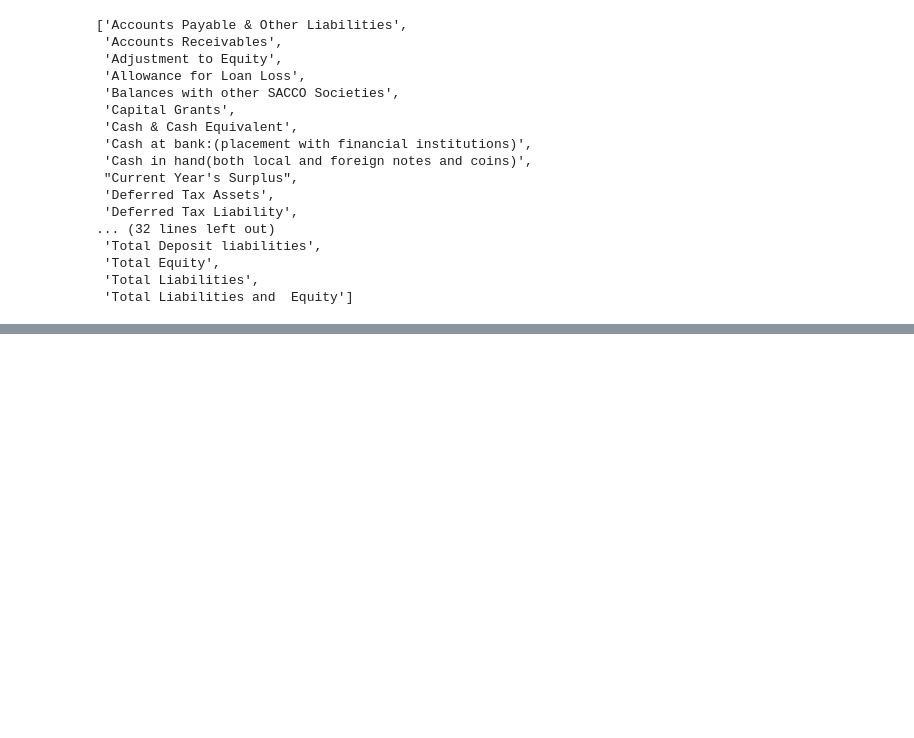
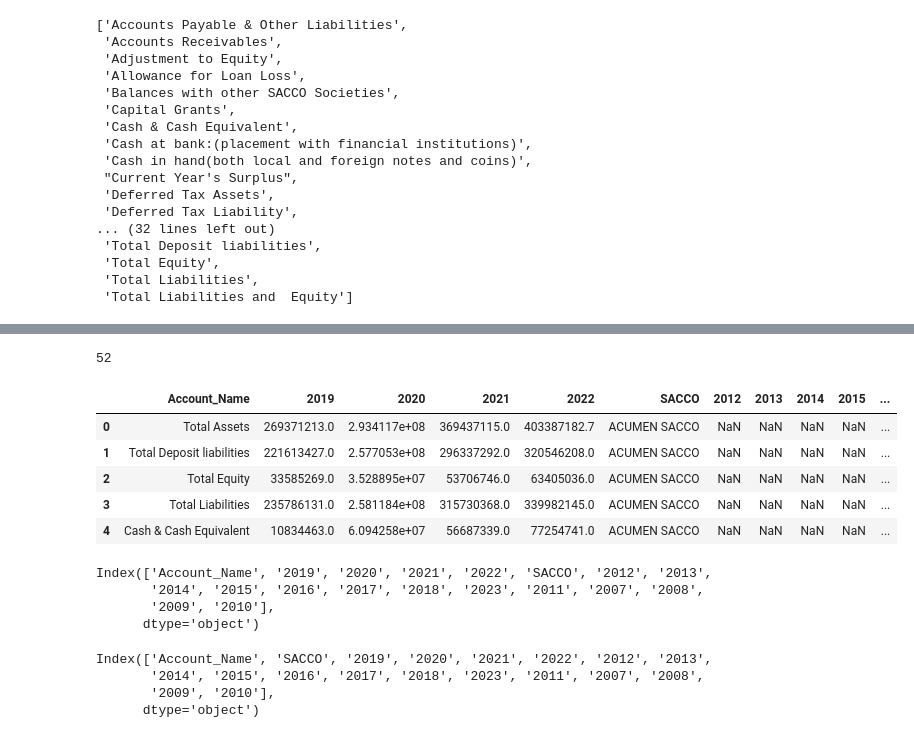
Before and after one commit to moruriinnocentlouis-collab/phase_5_project_group_5, a Jupyter notebook: Desktop/git_practice/sacco_project_phase_5/sacco.ipynb, the cells around one changed output, grey strips where cells are left out. Drawn from its saved outputs; the diff is of its cells as text; code cells hidden in the pictures; blank space fills up the shorter version.

```diff
--- a/Desktop/git_practice/sacco_project_phase_5/sacco.ipynb
+++ b/Desktop/git_practice/sacco_project_phase_5/sacco.ipynb
@@ -400,0 +508,24 @@ This dataset is now ready for predictive modeling.
+# %%
+import os
+import pandas as pd
+
+df_list = []
+
+for file in files:
+    df = pd.read_csv(file)
+
+    # clean columns immediately
+    df.columns = df.columns.str.strip()
+
+    # remove unnamed columns
+    df = df.loc[:, ~df.columns.str.contains('Unnamed')]
+
+    # extract SACCO name
+    sacco_name = os.path.splitext(os.path.basename(file))[0]
+
+    # assign SACCO
+    df['SACCO'] = sacco_name
+
+    df_list.append(df)
+
+df_all = pd.concat(df_list, ignore_index=True)
@@ -400,0 +562,23 @@ This dataset is now ready for predictive modeling.
+# %%
+#confirming the number of saccos captured, we had 52 files
+df_all['SACCO'].nunique()
+# %% [output]
+52
+# %%
+#checking if sacco name is present
+df_all.head()
+# %% [output]
+|  | Account_Name | 2019 | 2020 | 2021 | 2022 | SACCO | 2012 | 2013 | 2014 | 2015 | ... |
+| 0 | Total Assets | 269371213.0 | 2.934117e+08 | 369437115.0 | 403387182.7 | ACUMEN SACCO | NaN | NaN | NaN | NaN | ... |
+| 1 | Total Deposit liabilities | 221613427.0 | 2.577053e+08 | 296337292.0 | 320546208.0 | ACUMEN SACCO | NaN | NaN | NaN | NaN | ... |
+| 2 | Total Equity | 33585269.0 | 3.528895e+07 | 53706746.0 | 63405036.0 | ACUMEN SACCO | NaN | NaN | NaN | NaN | ... |
+| 3 | Total Liabilities | 235786131.0 | 2.581184e+08 | 315730368.0 | 339982145.0 | ACUMEN SACCO | NaN | NaN | NaN | NaN | ... |
+| 4 | Cash & Cash Equivalent | 10834463.0 | 6.094258e+07 | 56687339.0 | 77254741.0 | ACUMEN SACCO | NaN | NaN | NaN | NaN | ... |
+# %%
+#checking the columns
+df_all.columns
+# %% [output]
+Index(['Account_Name', '2019', '2020', '2021', '2022', 'SACCO', '2012', '2013',
+       '2014', '2015', '2016', '2017', '2018', '2023', '2011', '2007', '2008',
+       '2009', '2010'],
+      dtype='object')
@@ -400,0 +599,8 @@ This dataset is now ready for predictive modeling.
+# %%
+#confirming the columns
+df_all.columns
+# %% [output]
+Index(['Account_Name', 'SACCO', '2019', '2020', '2021', '2022', '2012', '2013',
+       '2014', '2015', '2016', '2017', '2018', '2023', '2011', '2007', '2008',
+       '2009', '2010'],
+      dtype='object')
```
Also changed, not shown: parts of 104 cells of this notebook, 55 other files.
